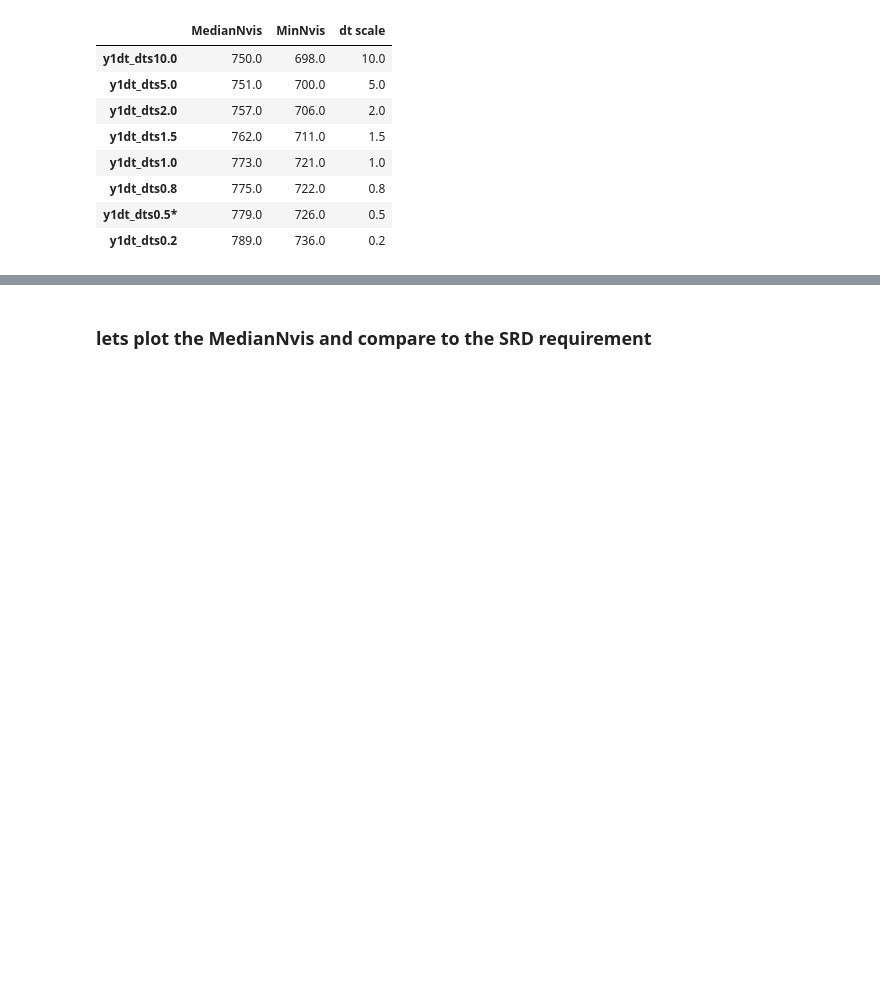
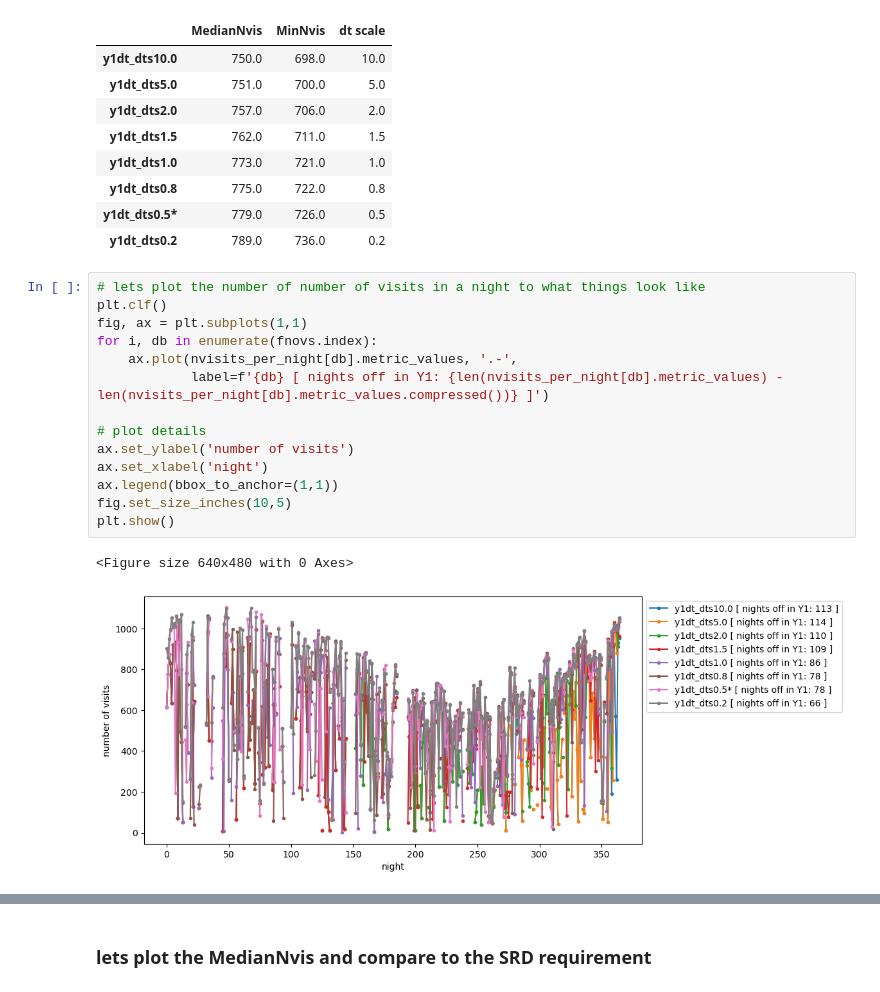
Before and after one commit to lsst-pst/survey_strategy, a Jupyter notebook: fbs_4.1/v4.1_y1dt.ipynb, the cells around one changed output, grey strips where cells are left out. Saved outputs shown, nothing was run; the diff lists cells and outputs as text; blank space fills up the shorter version.

```diff
--- a/fbs_4.1/v4.1_y1dt.ipynb
+++ b/fbs_4.1/v4.1_y1dt.ipynb
@@ -148,3 +148,20 @@ fnovs
 | y1dt_dts0.8 | 775.0 | 722.0 | 0.8 |
 | y1dt_dts0.5* | 779.0 | 726.0 | 0.5 |
 | y1dt_dts0.2 | 789.0 | 736.0 | 0.2 |
+# %%
+# lets plot the number of number of visits in a night to what things look like
+plt.clf()
+fig, ax = plt.subplots(1,1)
+for i, db in enumerate(fnovs.index):
+    ax.plot(nvisits_per_night[db].metric_values, '.-',
+            label=f'{db} [ nights off in Y1: {len(nvisits_per_night[db].metric_values) - len(nvisits_per_night[db].metric_values.compressed())} ]')
+
+# plot details
+ax.set_ylabel('number of visits')
+ax.set_xlabel('night')
+ax.legend(bbox_to_anchor=(1,1))
+fig.set_size_inches(10,5)
+plt.show()
+# %% [output]
+<Figure size 640x480 with 0 Axes>
+[figure, added]
```
Also changed, not shown: parts of 21 cells of this notebook.
